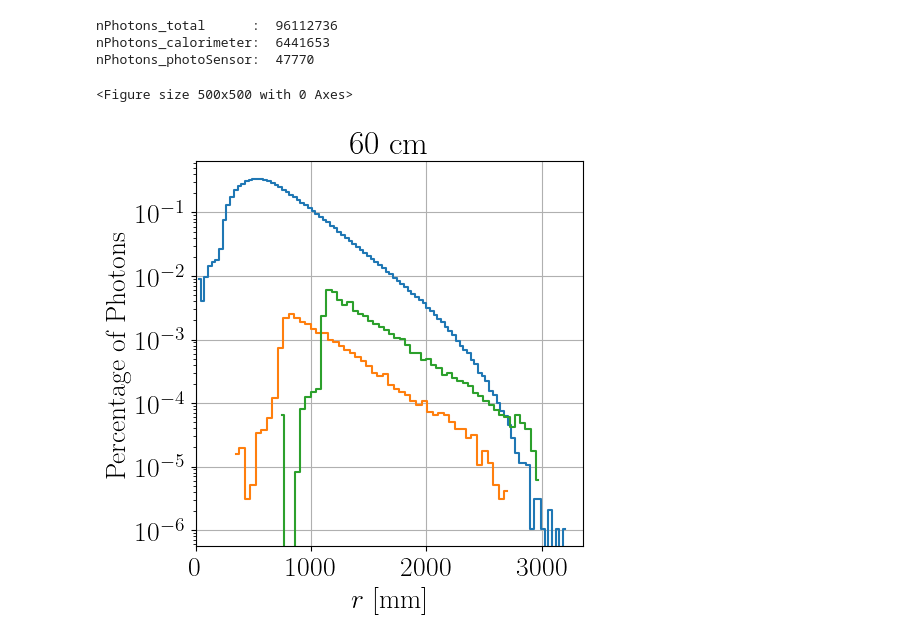
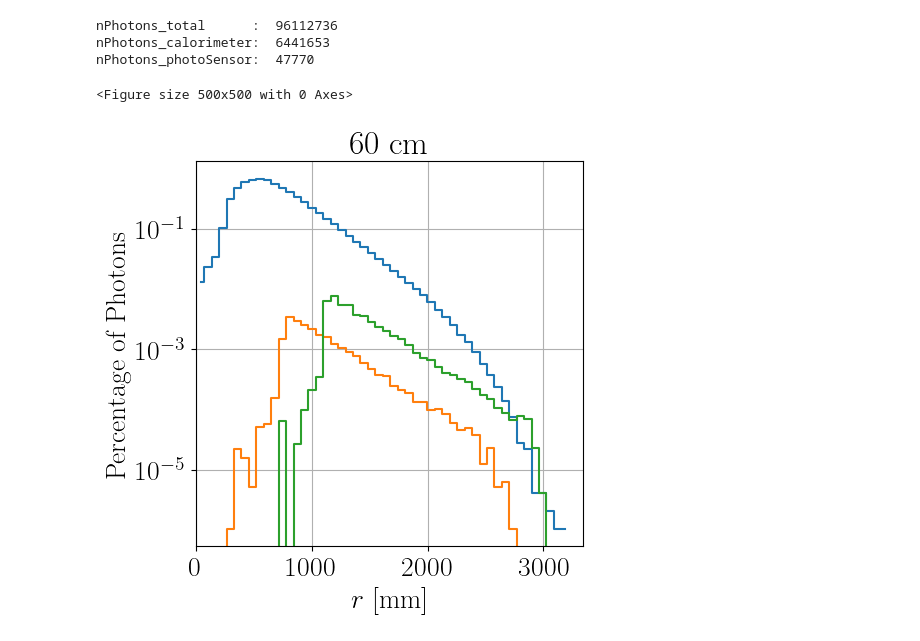
Before and after one commit to Noah-Everett/DSPS-Detector, a Jupyter notebook: analysis/transmissionAnalysis.ipynb, the cells around one changed output. Drawn from its saved outputs; the diff is of its cells as text; code cells hidden in the pictures.

```diff
--- a/analysis/transmissionAnalysis.ipynb
+++ b/analysis/transmissionAnalysis.ipynb
@@ -146,9 +148,13 @@ nPhotons_photoSensor:  47770
 # %%
 nBins = 50
 
-PDF_photoSensor, hist_photoSensor, _, bins_photoSensor = get_PDF(df_photoSensor_hits['position_delta_r'], nBins=nBins)
-PDF_calorimeter, hist_calorimeter, _, bins_calorimeter = get_PDF(df_calorimeter_hits['position_delta_r'], nBins=nBins)
-PDF_lens       , hist_lens       , _, bins_lens        = get_PDF(df_lens_hits       ['position_delta_r'], nBins=nBins)
+_, _, _, bins = get_PDF(np.concatenate((df_calorimeter_hits['position_delta_r'],
+                                        df_photoSensor_hits['position_delta_r'],
+                                        df_lens_hits       ['position_delta_r'])), nBins=nBins)
+
+PDF_photoSensor, hist_photoSensor, _, bins_photoSensor = get_PDF(df_photoSensor_hits['position_delta_r'], bins=bins)
+PDF_calorimeter, hist_calorimeter, _, bins_calorimeter = get_PDF(df_calorimeter_hits['position_delta_r'], bins=bins)
+PDF_lens       , hist_lens       , _, bins_lens        = get_PDF(df_lens_hits       ['position_delta_r'], bins=bins)
 
 hist_scaled_photoSensor = hist_photoSensor / nPhotons_total * 100
 hist_scaled_calorimeter = hist_calorimeter / nPhotons_total * 100
@@ -158,7 +164,7 @@ bins_center_photoSensor = [(bins_photoSensor[i] + bins_photoSensor[i+1])/2 for i
 bins_center_calorimeter = [(bins_calorimeter[i] + bins_calorimeter[i+1])/2 for i in range(len(bins_calorimeter)-1)]
 bins_center_lens        = [(bins_lens       [i] + bins_lens       [i+1])/2 for i in range(len(bins_lens       )-1)]
 
-fileName = '../figures/transmittance_60cm.pkl'
+fileName = '../figures/transmittance_10cm.pkl'
 pkl_data = {
     'bins_center_photoSensor': bins_center_photoSensor,
     'bins_center_calorimeter': bins_center_calorimeter,
@@ -170,31 +176,31 @@ pkl_data = {
 with open(fileName, 'wb') as f:
     pkl.dump(pkl_data, f)
 
 pkl_data = pkl.load(open(fileName, 'rb'))
 bins_center_photoSensor = pkl_data['bins_center_photoSensor']
 bins_center_calorimeter = pkl_data['bins_center_calorimeter']
 bins_center_lens        = pkl_data['bins_center_lens']
 hist_scaled_photoSensor = pkl_data['hist_scaled_photoSensor']
 hist_scaled_calorimeter = pkl_data['hist_scaled_calorimeter']
 hist_scaled_lens        = pkl_data['hist_scaled_lens']
 
 fig, ax = plt.subplots(figsize=(5, 5))
 ax.plot(bins_center_calorimeter, hist_scaled_calorimeter, label='calorimeter', drawstyle='steps-mid')
 ax.plot(bins_center_lens       , hist_scaled_lens       , label='lens'       , drawstyle='steps-mid')
 ax.plot(bins_center_photoSensor, hist_scaled_photoSensor, label='photosensor', drawstyle='steps-mid')
 # ax.fill_between(bins_center_calorimeter, hist_scaled_calorimeter, 0, alpha=0.8)
 # ax.fill_between(bins_center_lens       , hist_scaled_lens       , 0, alpha=0.8)
 # ax.fill_between(bins_center_photoSensor, hist_scaled_photoSensor, 0, alpha=0.8)
 ax.set_xlabel(r'$r$ [mm]')
 ax.set_ylabel(r'Percentage of Photons')
 ax.set_xlim(xmin=0)
 # ax.set_ylim(ymin=0)
 ax.set_yscale('log')
 ax.set_title('60 cm')
 # ax.legend(loc='upper right')
 ax.grid()
 # fig.savefig('../figures/transmittance_60cm_nolegend_v3.pdf', bbox_inches='tight')
 fig.show()
 # %% [output]
 <Figure size 500x500 with 0 Axes>
-[figure, old version]
+[figure, new version]
```
Also changed, not shown: parts of 1 cell of this notebook, 43 other files.
